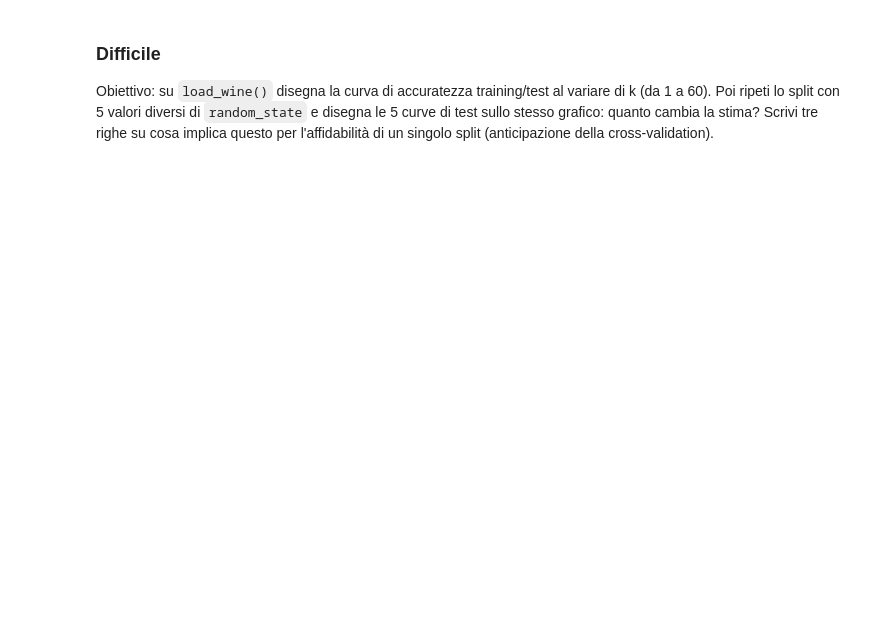
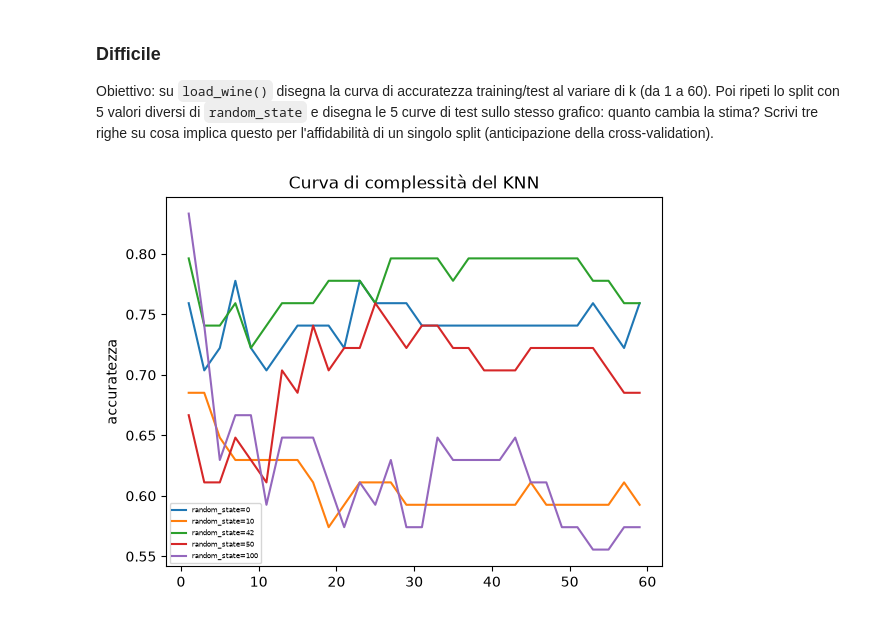
Before and after one commit to Valoryc/Machine_Learning_, a Jupyter notebook: corso_Python_16/Lunedi_26_10_26/Mattina/giorno-1-fondamenti-ml.ipynb, the cells around one changed output. Saved outputs shown, nothing was run; the diff lists cells and outputs as text; code cells hidden in the pictures; blank space fills up the shorter version.

```diff
--- a/corso_Python_16/Lunedi_26_10_26/Mattina/giorno-1-fondamenti-ml.ipynb
+++ b/corso_Python_16/Lunedi_26_10_26/Mattina/giorno-1-fondamenti-ml.ipynb
@@ -1396,0 +1395,20 @@ Obiettivo: su `load_digits()` addestra un KNN con k = 1 e calcola l'accuratezza
+# %%
+# Scrivi qui la tua soluzione
+
+from sklearn.datasets import load_digits
+from sklearn.neighbors import KNeighborsClassifier
+from sklearn.model_selection import train_test_split
+
+digits=load_digits()
+X=digits.data
+y=digits.target
+
+
+X_train, X_test, y_train, y_test = train_test_split(
+    X, y, test_size=75, random_state=25
+    )
+
+knn = KNeighborsClassifier(n_neighbors=1)
+knn.fit(X_train, y_train)
+print(f"Training: {knn.score(X_train, y_train):.2f}")
+print(f"Test: {knn.score(X_test, y_test):.2f}")
@@ -1406,0 +1456,47 @@ Obiettivo: su `load_wine()` disegna la curva di accuratezza training/test al var
+# %%
+# Scrivi qui la tua soluzione
+from sklearn.datasets import load_wine
+from sklearn.model_selection import train_test_split
+from sklearn.neighbors import KNeighborsClassifier
+import matplotlib.pyplot as plt
+
+wine=load_wine()
+X=wine.data
+y=wine.target
+
+X_train, X_test, y_train, y_test = train_test_split(
+    X, y, test_size=0.3, random_state=42
+    )
+
+accurancy_train = []
+accurancy_test = []
+
+for k in range(1, 61, 2):
+    knn = KNeighborsClassifier(n_neighbors=k)
+    knn.fit(X_train, y_train)
+    accurancy_train.append(knn.score(X_train, y_train))
+    accurancy_test.append(knn.score(X_test, y_test))
+
+random_states = [0, 10, 42, 50, 100]
+
+for rs in random_states:
+    X_train, X_test, y_train, y_test = train_test_split(
+        X, y, test_size=0.3, random_state=rs
+    )
+
+    accurancy_test = []
+
+    for k in valori_k:
+        knn = KNeighborsClassifier(n_neighbors=k)
+        knn.fit(X_train, y_train)
+        accurancy_test.append(knn.score(X_test, y_test))
+
+    plt.plot(valori_k, accurancy_test, label=f"random_state={rs}")
+
+
+plt.ylabel("accuratezza")
+plt.legend(loc="lower left", fontsize=5)
+plt.title("Curva di complessità del KNN")
+plt.show()
+# %% [output]
+[figure, added]
```
Also changed, not shown: parts of 5 cells of this notebook.
